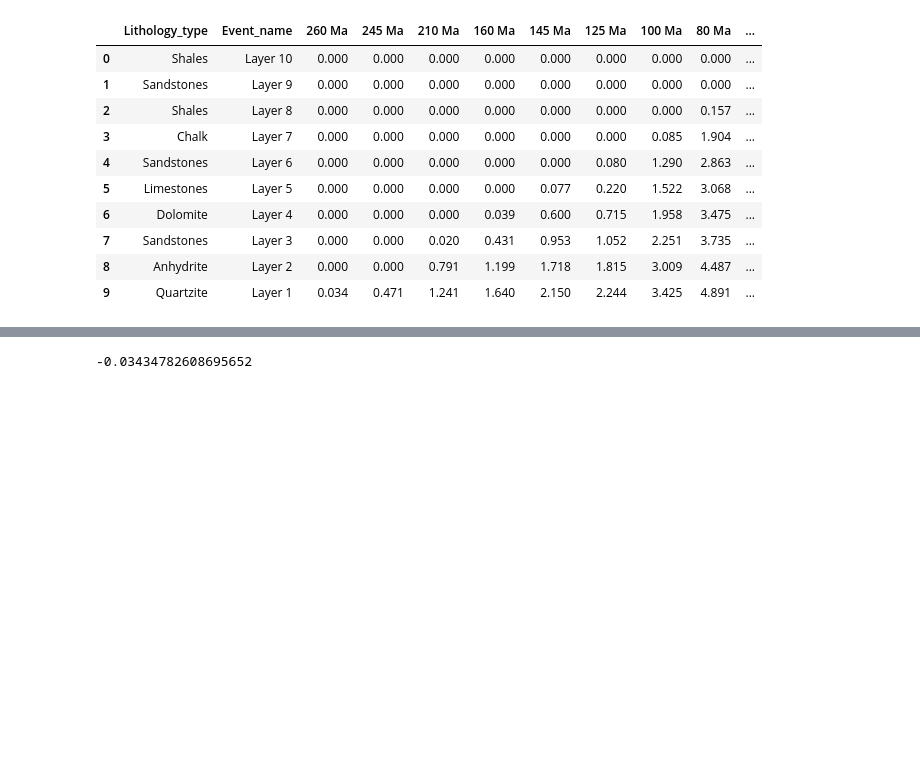
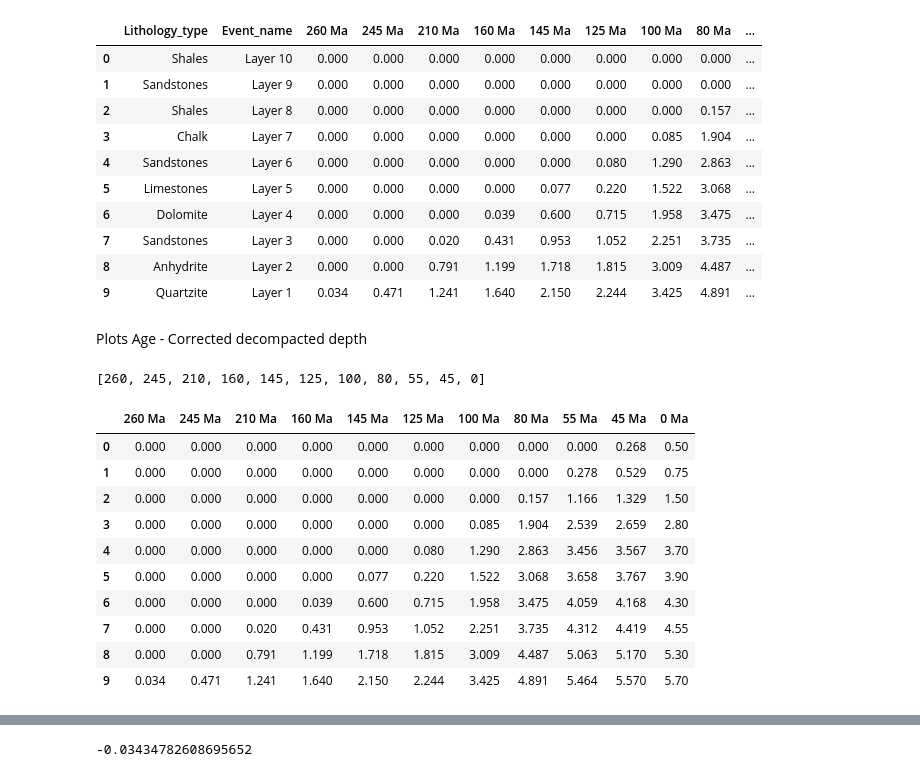
Before and after one commit to MariiaKalinina/Elasticity, a Jupyter notebook: Untitled46.ipynb, the cells around one changed output, grey strips where cells are left out. Saved outputs shown, nothing was run; the diff lists cells and outputs as text; code cells hidden in the pictures; blank space fills up the shorter version.

```diff
--- a/Untitled46.ipynb
+++ b/Untitled46.ipynb
@@ -285,3 +295,5 @@ decompaction_corrected_df
 | 7 | Sandstones | Layer 3 | 0.000 | 0.000 | 0.020 | 0.431 | 0.953 | 1.052 | 2.251 | 3.735 | ... |
 | 8 | Anhydrite | Layer 2 | 0.000 | 0.000 | 0.791 | 1.199 | 1.718 | 1.815 | 3.009 | 4.487 | ... |
 | 9 | Quartzite | Layer 1 | 0.034 | 0.471 | 1.241 | 1.640 | 2.150 | 2.244 | 3.425 | 4.891 | ... |
+# %% [markdown]
+Plots Age - Corrected decompacted depth
@@ -287,0 +304,18 @@ decompaction_corrected_df
+# %%
+age_values
+# %% [output]
+[260, 245, 210, 160, 145, 125, 100, 80, 55, 45, 0]
+# %%
+work_layers
+# %% [output]
+|  | 260 Ma | 245 Ma | 210 Ma | 160 Ma | 145 Ma | 125 Ma | 100 Ma | 80 Ma | 55 Ma | 45 Ma | 0 Ma |
+| 0 | 0.000 | 0.000 | 0.000 | 0.000 | 0.000 | 0.000 | 0.000 | 0.000 | 0.000 | 0.268 | 0.50 |
+| 1 | 0.000 | 0.000 | 0.000 | 0.000 | 0.000 | 0.000 | 0.000 | 0.000 | 0.278 | 0.529 | 0.75 |
+| 2 | 0.000 | 0.000 | 0.000 | 0.000 | 0.000 | 0.000 | 0.000 | 0.157 | 1.166 | 1.329 | 1.50 |
+| 3 | 0.000 | 0.000 | 0.000 | 0.000 | 0.000 | 0.000 | 0.085 | 1.904 | 2.539 | 2.659 | 2.80 |
+| 4 | 0.000 | 0.000 | 0.000 | 0.000 | 0.000 | 0.080 | 1.290 | 2.863 | 3.456 | 3.567 | 3.70 |
+| 5 | 0.000 | 0.000 | 0.000 | 0.000 | 0.077 | 0.220 | 1.522 | 3.068 | 3.658 | 3.767 | 3.90 |
+| 6 | 0.000 | 0.000 | 0.000 | 0.039 | 0.600 | 0.715 | 1.958 | 3.475 | 4.059 | 4.168 | 4.30 |
+| 7 | 0.000 | 0.000 | 0.020 | 0.431 | 0.953 | 1.052 | 2.251 | 3.735 | 4.312 | 4.419 | 4.55 |
+| 8 | 0.000 | 0.000 | 0.791 | 1.199 | 1.718 | 1.815 | 3.009 | 4.487 | 5.063 | 5.170 | 5.30 |
+| 9 | 0.034 | 0.471 | 1.241 | 1.640 | 2.150 | 2.244 | 3.425 | 4.891 | 5.464 | 5.570 | 5.70 |
```
Also changed, not shown: parts of 7 cells of this notebook.
